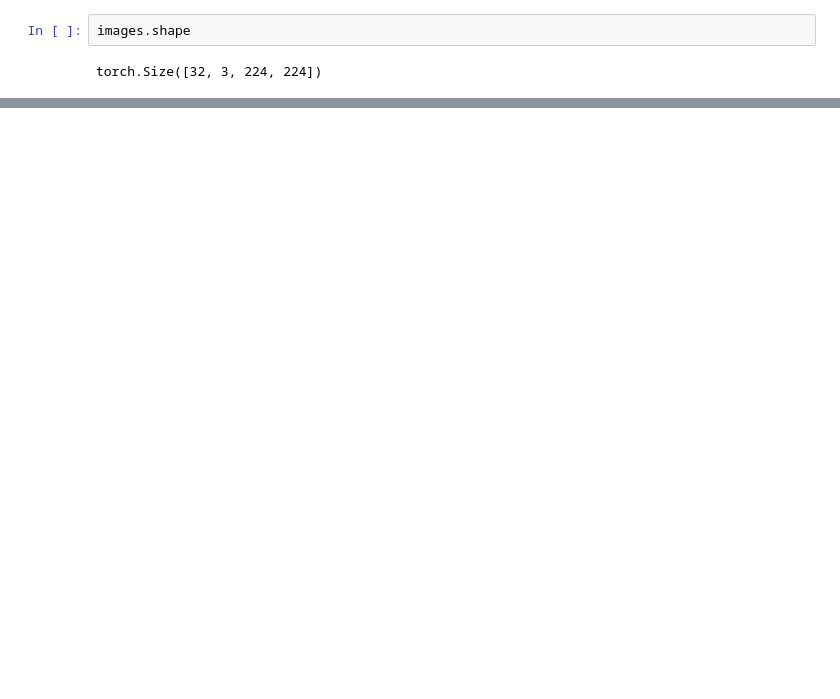
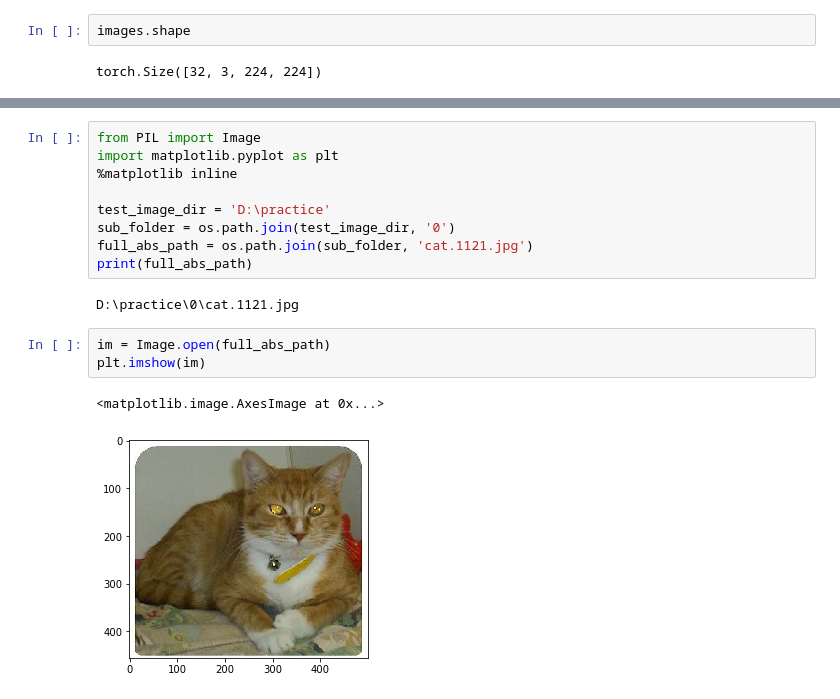
Before and after one commit to prasad5141/DeepLearning-projects, a Jupyter notebook: Cat and Dog classifier/cat vs dog classifier with CNN.ipynb, the cells around one changed output, grey strips where cells are left out. Cells and saved outputs as stored; diff of their text form; blank space fills up the shorter version.

```diff
--- a/Cat and Dog classifier/cat vs dog classifier with CNN.ipynb
+++ b/Cat and Dog classifier/cat vs dog classifier with CNN.ipynb
@@ -45,0 +256,17 @@ tensor(0.0039)
+# %%
+from PIL import Image
+import matplotlib.pyplot as plt
+%matplotlib inline
+
+test_image_dir = 'D:\practice'
+sub_folder = os.path.join(test_image_dir, '0')
+full_abs_path = os.path.join(sub_folder, 'cat.1121.jpg')
+print(full_abs_path)
+# %% [output]
+D:\practice\0\cat.1121.jpg
+# %%
+im = Image.open(full_abs_path)
+plt.imshow(im)
+# %% [output]
+<matplotlib.image.AxesImage at 0x...>
+[figure, added]
```
Also changed, not shown: parts of 24 cells of this notebook, 3 other files.
